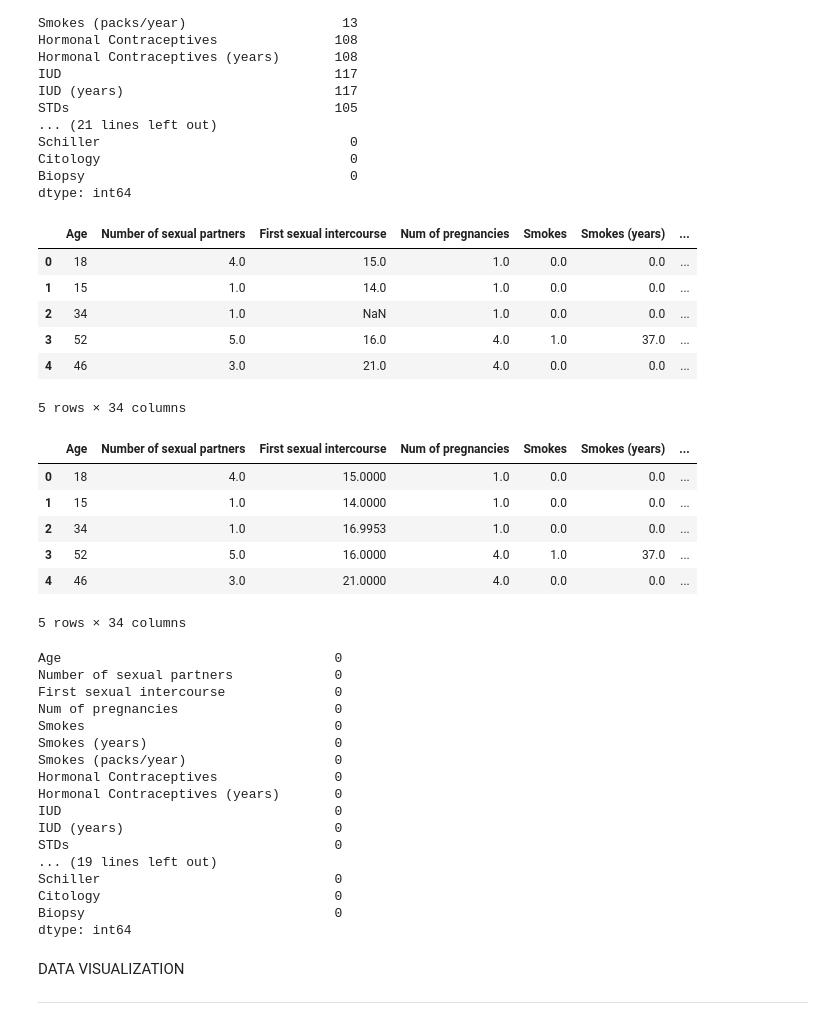
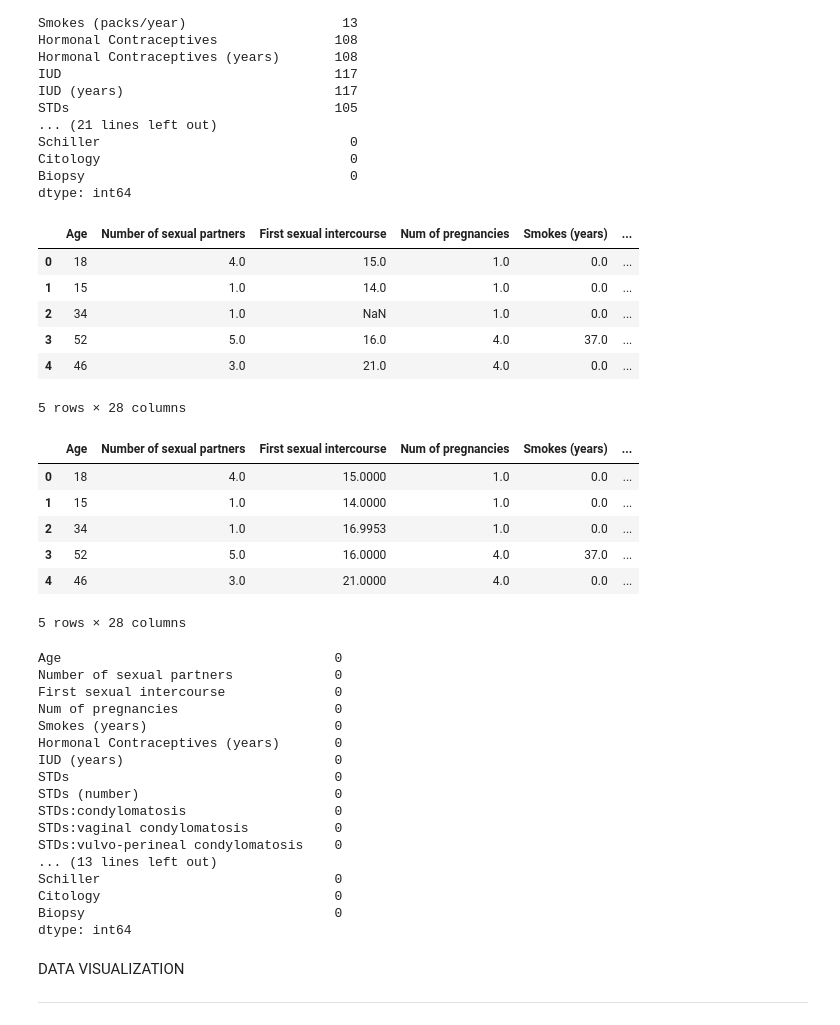
Before and after one commit to michlun/DSR_Cervix_Tool_projects, a Jupyter notebook: model_1.ipynb, the cells around one changed output. Cells and saved outputs as stored; diff of their text form; code cells hidden in the pictures.

```diff
--- a/model_1.ipynb
+++ b/model_1.ipynb
@@ -80,18 +48,22 @@ Citology                                0
 Biopsy                                  0
 dtype: int64
 # %%
-# Drop the STDs: Time since last diagnosis column and STDs: Time since first diagnosis column
-# Too many missing values
-cervical_data = cervical_data.drop(['STDs: Time since last diagnosis', 'STDs: Time since first diagnosis'], axis=1)
+# Drop the columns with too many missing values and
+#the columns with a very low correlation with the target
+cervical_data = cervical_data.drop(['STDs: Time since last diagnosis',
+                   'STDs: Time since first diagnosis',
+                   'STDs:cervical condylomatosis', 'STDs:AIDS', 'Smokes', 'IUD',
+                   'Hormonal Contraceptives', 'Smokes (packs/year)'], axis=1)
+
 cervical_data.head()
 # %% [output]
-|  | Age | Number of sexual partners | First sexual intercourse | Num of pregnancies | Smokes | Smokes (years) | ... |
-| 0 | 18 | 4.0 | 15.0 | 1.0 | 0.0 | 0.0 | ... |
-| 1 | 15 | 1.0 | 14.0 | 1.0 | 0.0 | 0.0 | ... |
-| 2 | 34 | 1.0 | NaN | 1.0 | 0.0 | 0.0 | ... |
-| 3 | 52 | 5.0 | 16.0 | 4.0 | 1.0 | 37.0 | ... |
-| 4 | 46 | 3.0 | 21.0 | 4.0 | 0.0 | 0.0 | ... |
+|  | Age | Number of sexual partners | First sexual intercourse | Num of pregnancies | Smokes (years) | ... |
+| 0 | 18 | 4.0 | 15.0 | 1.0 | 0.0 | ... |
+| 1 | 15 | 1.0 | 14.0 | 1.0 | 0.0 | ... |
+| 2 | 34 | 1.0 | NaN | 1.0 | 0.0 | ... |
+| 3 | 52 | 5.0 | 16.0 | 4.0 | 37.0 | ... |
+| 4 | 46 | 3.0 | 21.0 | 4.0 | 0.0 | ... |
-5 rows × 34 columns
+5 rows × 28 columns
 # %%
 # Convert the object type to numeric type
 cervical_data = cervical_data.apply(pd.to_numeric)
@@ -101,13 +73,13 @@ cervical_data = cervical_data.fillna(cervical_data.mean())
 # %%
 cervical_data.head()
 # %% [output]
-|  | Age | Number of sexual partners | First sexual intercourse | Num of pregnancies | Smokes | Smokes (years) | ... |
-| 0 | 18 | 4.0 | 15.0000 | 1.0 | 0.0 | 0.0 | ... |
-| 1 | 15 | 1.0 | 14.0000 | 1.0 | 0.0 | 0.0 | ... |
-| 2 | 34 | 1.0 | 16.9953 | 1.0 | 0.0 | 0.0 | ... |
-| 3 | 52 | 5.0 | 16.0000 | 4.0 | 1.0 | 37.0 | ... |
-| 4 | 46 | 3.0 | 21.0000 | 4.0 | 0.0 | 0.0 | ... |
+|  | Age | Number of sexual partners | First sexual intercourse | Num of pregnancies | Smokes (years) | ... |
+| 0 | 18 | 4.0 | 15.0000 | 1.0 | 0.0 | ... |
+| 1 | 15 | 1.0 | 14.0000 | 1.0 | 0.0 | ... |
+| 2 | 34 | 1.0 | 16.9953 | 1.0 | 0.0 | ... |
+| 3 | 52 | 5.0 | 16.0000 | 4.0 | 37.0 | ... |
+| 4 | 46 | 3.0 | 21.0000 | 4.0 | 0.0 | ... |
-5 rows × 34 columns
+5 rows × 28 columns
 # %%
 # New check for null values
 cervical_data.isnull().sum()
@@ -116,15 +88,15 @@ Age                                   0
 Number of sexual partners             0
 First sexual intercourse              0
 Num of pregnancies                    0
-Smokes                                0
 Smokes (years)                        0
-Smokes (packs/year)                   0
-Hormonal Contraceptives               0
 Hormonal Contraceptives (years)       0
-IUD                                   0
 IUD (years)                           0
 STDs                                  0
-... (19 lines left out)
+STDs (number)                         0
+STDs:condylomatosis                   0
+STDs:vaginal condylomatosis           0
+STDs:vulvo-perineal condylomatosis    0
+... (13 lines left out)
 Schiller                              0
 Citology                              0
 Biopsy                                0
```
Also changed, not shown: parts of 20 cells of this notebook, 2 other files.
